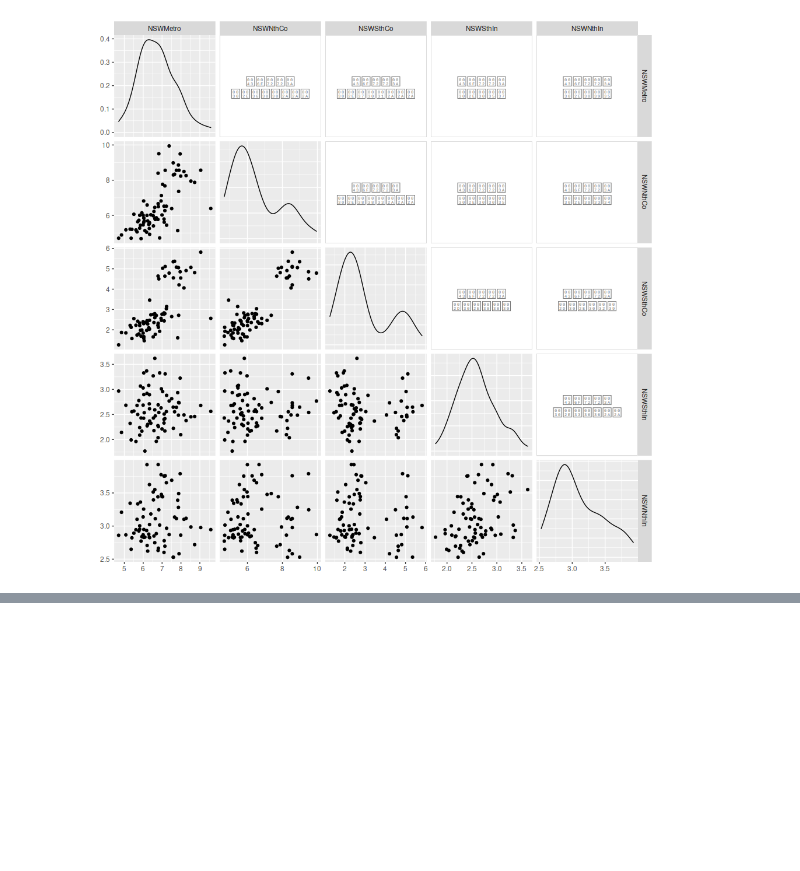
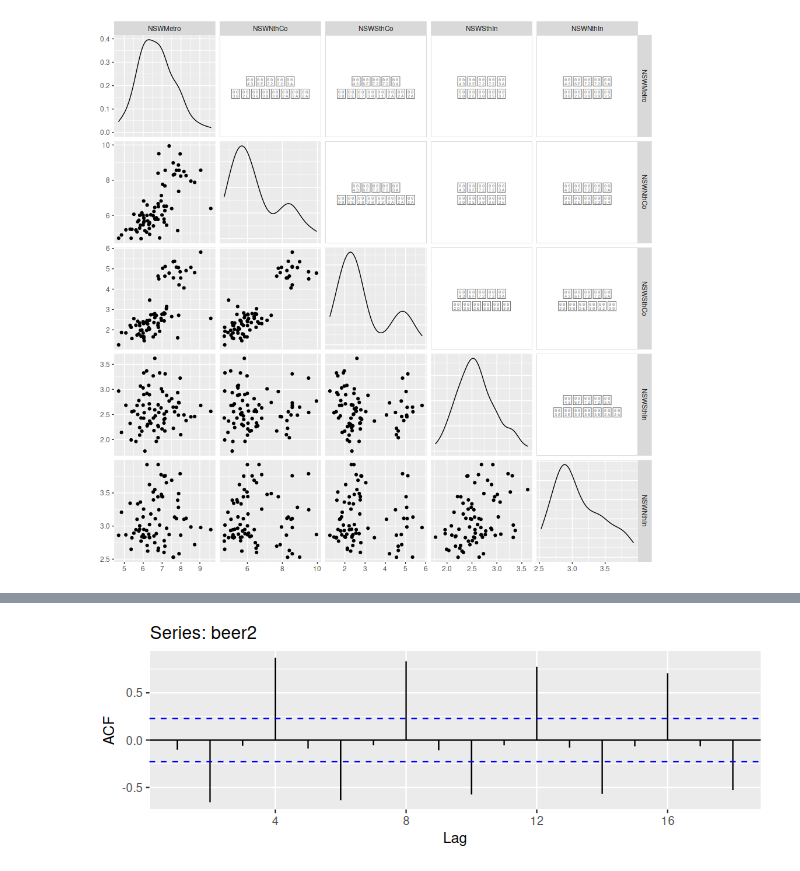
Before and after one commit to PundirShivam/Forecasting_Principles_and_Practice, a Jupyter notebook: 2_Time_series_graphics.ipynb, the cells around one changed output, grey strips where cells are left out. Drawn from its saved outputs; the diff is of its cells as text; code cells hidden in the pictures; blank space fills up the shorter version.

```diff
--- a/2_Time_series_graphics.ipynb
+++ b/2_Time_series_graphics.ipynb
@@ -76,0 +97,4 @@ Image(filename="D:\\Forecasting_Principles_and_Practice\\data\\ScatterMatrixch2-
+# %%
+Image('./data/beeracf-1.png')
+# %% [output]
+[figure, added]
```
Also changed, not shown: parts of 28 cells of this notebook, 4 other files.
